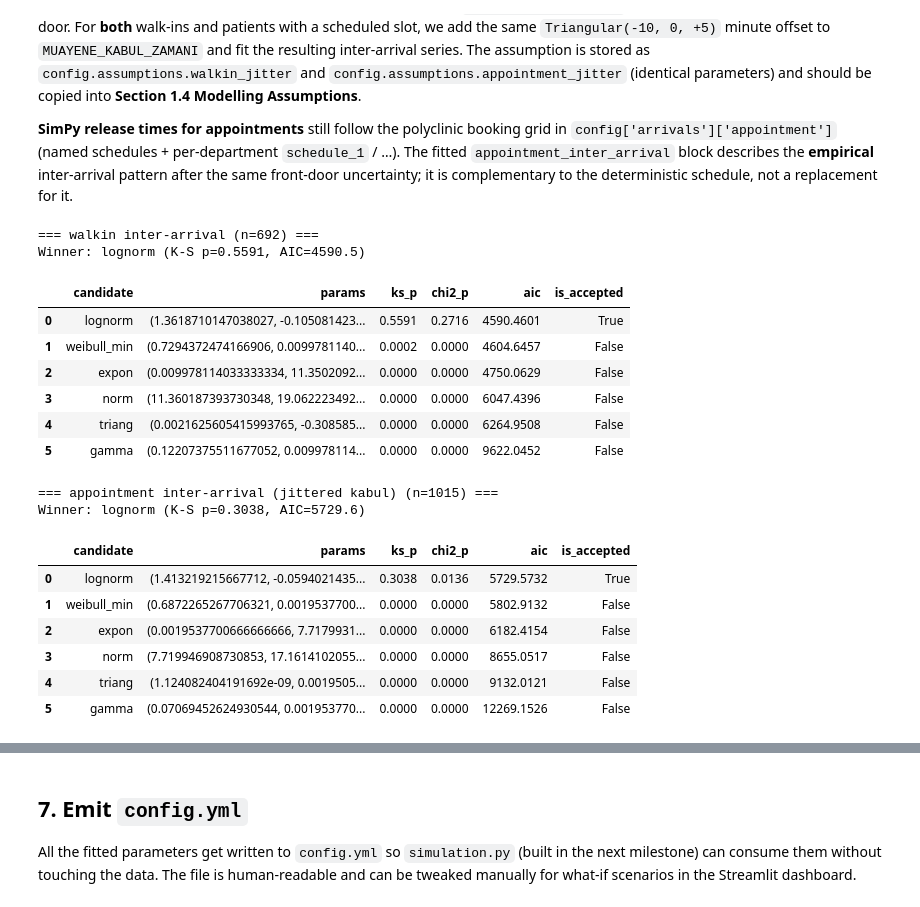
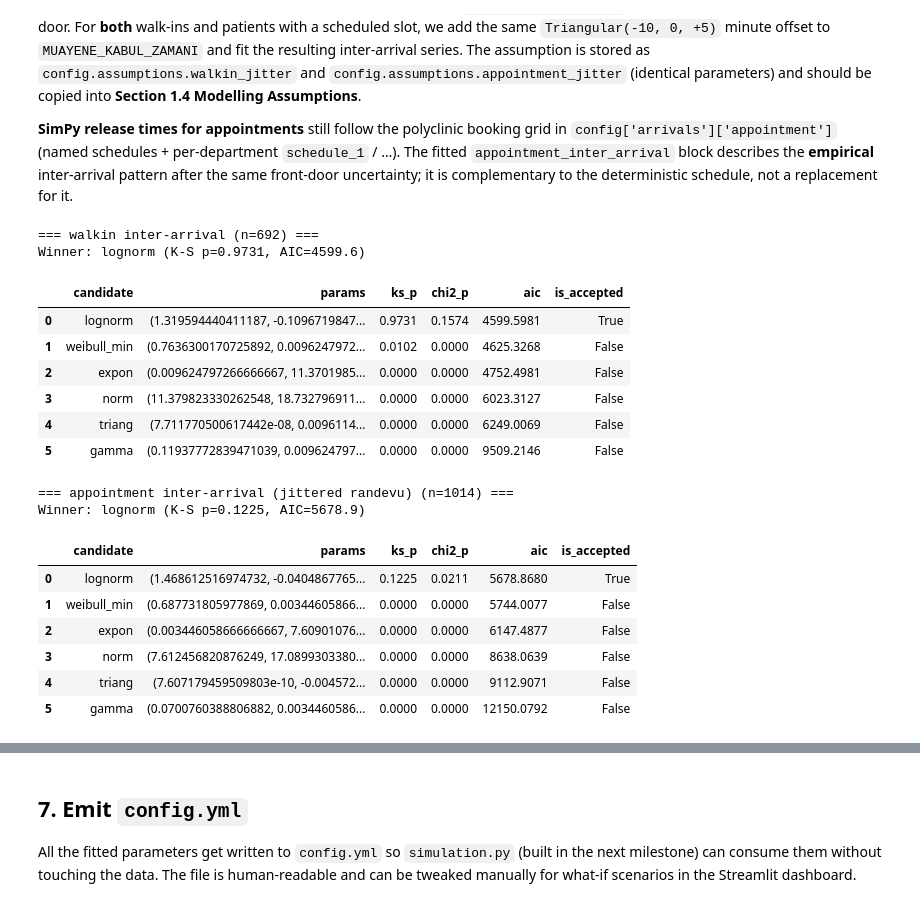
Before and after one commit to yilmazta/Simulation, a Jupyter notebook: analysis.ipynb, the cells around one changed output, grey strips where cells are left out. Saved outputs shown, nothing was run; the diff lists cells and outputs as text; code cells hidden in the pictures.

```diff
--- a/analysis.ipynb
+++ b/analysis.ipynb
@@ -727,52 +842,73 @@ The data only records the time the doctor **accepted** the patient (`MUAYENE_KAB
 
 **SimPy release times for appointments** still follow the polyclinic booking grid in `config['arrivals']['appointment']` (named schedules + per-department `schedule_1` / …). The fitted `appointment_inter_arrival` block describes the **empirical** inter-arrival pattern after the same front-door uncertainty; it is complementary to the deterministic schedule, not a replacement for it.
 # %%
-TRI_ARRIVAL_JITTER = stats.triang(c=(0 - (-10)) / (5 - (-10)), loc=-10, scale=15)
+# Two separate triangular jitters: walk-ins arrive earlier and with more spread,
+# while scheduled patients cluster near their appointment time and may run a few minutes late.
+# scipy's triang takes c = (mode - min) / (max - min), with loc = min and scale = (max - min).
+TRI_WALKIN = stats.triang(c=(-5 - (-30)) / (0 - (-30)), loc=-30, scale=30)   # min=-30, mode=-5, max=0
+TRI_APPT   = stats.triang(c=(0 - (-10)) / (5 - (-10)), loc=-10, scale=15)    # min=-10, mode=0,  max=+5
 
-walkin_df = df[df["patient_type"] == "walkin"].copy()
-jitter = TRI_ARRIVAL_JITTER.rvs(size=len(walkin_df), random_state=RNG)
-walkin_df["MUAYENE_KABUL_ZAMANI_JITTERED"] = walkin_df["MUAYENE_KABUL_ZAMANI"] + pd.to_timedelta(jitter, unit="m")
+# --- Walk-ins: jitter is applied to MUAYENE_KABUL_ZAMANI (no scheduled time exists for them) ---
+walkin_df = df[df["patient_type"] == "walkin"].dropna(subset=["MUAYENE_KABUL_ZAMANI"]).copy()
+jitter_walkin = TRI_WALKIN.rvs(size=len(walkin_df), random_state=RNG)
+walkin_df["hospital_arrival_time"] = (
+    walkin_df["MUAYENE_KABUL_ZAMANI"] + pd.to_timedelta(jitter_walkin, unit="m")
+)
+# Logical cap: a patient cannot arrive at the hospital AFTER the exam already started.
+# If the random draw places arrival past kabul time, assume they were accepted the moment they walked in.
+late_mask = walkin_df["hospital_arrival_time"] > walkin_df["MUAYENE_KABUL_ZAMANI"]
+walkin_df.loc[late_mask, "hospital_arrival_time"] = walkin_df.loc[late_mask, "MUAYENE_KABUL_ZAMANI"]
 
 ia_walkin_j = dp.inter_arrival_times(
     walkin_df,
-    time_column="MUAYENE_KABUL_ZAMANI_JITTERED",
+    time_column="hospital_arrival_time",
     group_columns=("department",),
 )
 walkin_samples = ia_walkin_j["inter_arrival_minutes"].to_numpy()
 walkin_table, walkin_winner = fit_and_report(walkin_samples, "walkin inter-arrival")
 display(walkin_table)
 
-appt_df = df[df["patient_type"] == "appointment"].dropna(subset=["MUAYENE_KABUL_ZAMANI"]).copy()
-jitter_appt = TRI_ARRIVAL_JITTER.rvs(size=len(appt_df), random_state=RNG)
-appt_df["MUAYENE_KABUL_ZAMANI_JITTERED"] = appt_df["MUAYENE_KABUL_ZAMANI"] + pd.to_timedelta(jitter_appt, unit="m")
+# --- Appointments: jitter is applied to RANDEVU_BASLAMA_SAATI (the scheduled slot) ---
+appt_df = (
+    df[df["patient_type"] == "appointment"]
+    .dropna(subset=["MUAYENE_KABUL_ZAMANI", "RANDEVU_BASLAMA_SAATI"])
+    .copy()
+)
+jitter_appt = TRI_APPT.rvs(size=len(appt_df), random_state=RNG)
+appt_df["hospital_arrival_time"] = (
+    appt_df["RANDEVU_BASLAMA_SAATI"] + pd.to_timedelta(jitter_appt, unit="m")
+)
+# Same cap: if the jittered arrival exceeds the actual exam start, snap to kabul time.
+late_mask = appt_df["hospital_arrival_time"] > appt_df["MUAYENE_KABUL_ZAMANI"]
+appt_df.loc[late_mask, "hospital_arrival_time"] = appt_df.loc[late_mask, "MUAYENE_KABUL_ZAMANI"]
 
 ia_appt_j = dp.inter_arrival_times(
     appt_df,
-    time_column="MUAYENE_KABUL_ZAMANI_JITTERED",
+    time_column="hospital_arrival_time",
     group_columns=("department",),
 )
 appt_samples = ia_appt_j["inter_arrival_minutes"].to_numpy()
-appt_table, appt_winner = fit_and_report(appt_samples, "appointment inter-arrival (jittered kabul)")
+appt_table, appt_winner = fit_and_report(appt_samples, "appointment inter-arrival (jittered randevu)")
 display(appt_table)
 # %% [output]
 === walkin inter-arrival (n=692) ===
-Winner: lognorm (K-S p=0.5591, AIC=4590.5)
+Winner: lognorm (K-S p=0.9731, AIC=4599.6)
 |  | candidate | params | ks_p | chi2_p | aic | is_accepted |
-| 0 | lognorm | (1.3618710147038027, -0.105081423... | 0.5591 | 0.2716 | 4590.4601 | True |
-| 1 | weibull_min | (0.7294372474166906, 0.0099781140... | 0.0002 | 0.0000 | 4604.6457 | False |
-| 2 | expon | (0.009978114033333334, 11.3502092... | 0.0000 | 0.0000 | 4750.0629 | False |
-| 3 | norm | (11.360187393730348, 19.062223492... | 0.0000 | 0.0000 | 6047.4396 | False |
-| 4 | triang | (0.0021625605415993765, -0.308585... | 0.0000 | 0.0000 | 6264.9508 | False |
-| 5 | gamma | (0.12207375511677052, 0.009978114... | 0.0000 | 0.0000 | 9622.0452 | False |
+| 0 | lognorm | (1.319594440411187, -0.1096719847... | 0.9731 | 0.1574 | 4599.5981 | True |
+| 1 | weibull_min | (0.7636300170725892, 0.0096247972... | 0.0102 | 0.0000 | 4625.3268 | False |
+| 2 | expon | (0.009624797266666667, 11.3701985... | 0.0000 | 0.0000 | 4752.4981 | False |
+| 3 | norm | (11.379823330262548, 18.732796911... | 0.0000 | 0.0000 | 6023.3127 | False |
+| 4 | triang | (7.711770500617442e-08, 0.0096114... | 0.0000 | 0.0000 | 6249.0069 | False |
+| 5 | gamma | (0.11937772839471039, 0.009624797... | 0.0000 | 0.0000 | 9509.2146 | False |
-=== appointment inter-arrival (jittered kabul) (n=1015) ===
-Winner: lognorm (K-S p=0.3038, AIC=5729.6)
+=== appointment inter-arrival (jittered randevu) (n=1014) ===
+Winner: lognorm (K-S p=0.1225, AIC=5678.9)
 |  | candidate | params | ks_p | chi2_p | aic | is_accepted |
-| 0 | lognorm | (1.413219215667712, -0.0594021435... | 0.3038 | 0.0136 | 5729.5732 | True |
-| 1 | weibull_min | (0.6872265267706321, 0.0019537700... | 0.0000 | 0.0000 | 5802.9132 | False |
-| 2 | expon | (0.0019537700666666666, 7.7179931... | 0.0000 | 0.0000 | 6182.4154 | False |
-| 3 | norm | (7.719946908730853, 17.1614102055... | 0.0000 | 0.0000 | 8655.0517 | False |
-| 4 | triang | (1.124082404191692e-09, 0.0019505... | 0.0000 | 0.0000 | 9132.0121 | False |
-| 5 | gamma | (0.07069452624930544, 0.001953770... | 0.0000 | 0.0000 | 12269.1526 | False |
+| 0 | lognorm | (1.468612516974732, -0.0404867765... | 0.1225 | 0.0211 | 5678.8680 | True |
+| 1 | weibull_min | (0.687731805977869, 0.00344605866... | 0.0000 | 0.0000 | 5744.0077 | False |
+| 2 | expon | (0.003446058666666667, 7.60901076... | 0.0000 | 0.0000 | 6147.4877 | False |
+| 3 | norm | (7.612456820876249, 17.0899303380... | 0.0000 | 0.0000 | 8638.0639 | False |
+| 4 | triang | (7.607179459509803e-10, -0.004572... | 0.0000 | 0.0000 | 9112.9071 | False |
+| 5 | gamma | (0.0700760388806882, 0.0034460586... | 0.0000 | 0.0000 | 12150.0792 | False |
 # %%
 from simulation import day_slot_times
 
```
Also changed, not shown: parts of 14 cells of this notebook, 4 other files.
